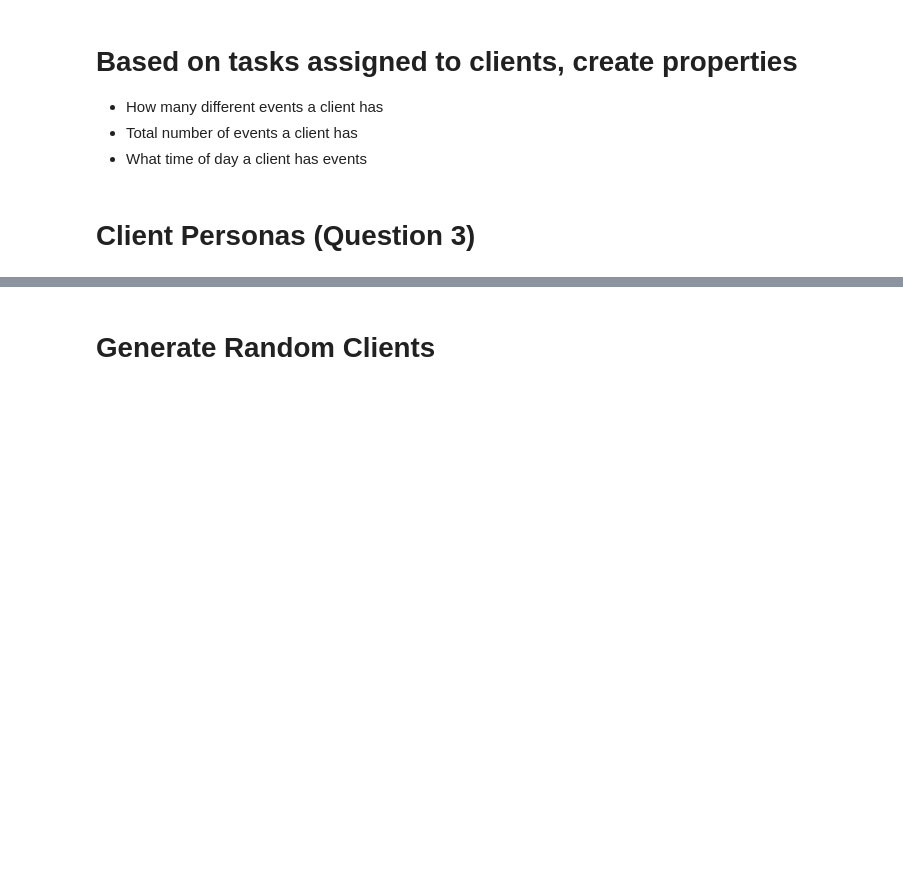
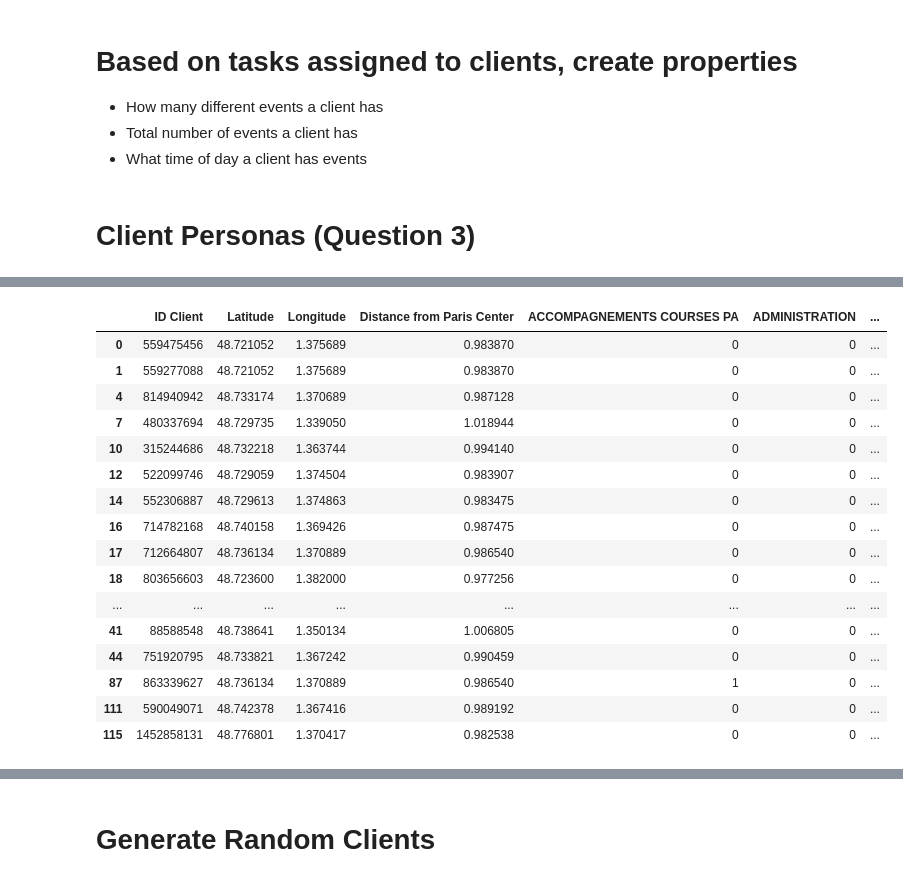
Before and after one commit to stlbnmaria/care-agenda-optimisation, a Jupyter notebook: notebooks/ClientClustering.ipynb, the cells around one changed output, grey strips where cells are left out. Cells and saved outputs as stored; diff of their text form; code cells hidden in the pictures; blank space fills up the shorter version.

```diff
--- a/notebooks/ClientClustering.ipynb
+++ b/notebooks/ClientClustering.ipynb
@@ -146,18 +174,36 @@ persona_a_clients
 # %%
 # Persona B: Suburban Senior with Mobility Assistance Needs
 persona_b_clients = combined_client_data[
     (
         combined_client_data["Distance from Paris Center"]
         > combined_client_data["Distance from Paris Center"].quantile(0.25)
     )
     & (
         combined_client_data["Distance from Paris Center"]
         <= combined_client_data["Distance from Paris Center"].quantile(0.75)
     )
     & (combined_client_data["TOILETTE"] > 0)
-].head()
+]
 
 persona_b_clients
+# %% [output]
+|  | ID Client | Latitude | Longitude | Distance from Paris Center | ACCOMPAGNEMENTS COURSES PA | ADMINISTRATION | ... |
+| 0 | 559475456 | 48.721052 | 1.375689 | 0.983870 | 0 | 0 | ... |
+| 1 | 559277088 | 48.721052 | 1.375689 | 0.983870 | 0 | 0 | ... |
+| 4 | 814940942 | 48.733174 | 1.370689 | 0.987128 | 0 | 0 | ... |
+| 7 | 480337694 | 48.729735 | 1.339050 | 1.018944 | 0 | 0 | ... |
+| 10 | 315244686 | 48.732218 | 1.363744 | 0.994140 | 0 | 0 | ... |
+| 12 | 522099746 | 48.729059 | 1.374504 | 0.983907 | 0 | 0 | ... |
+| 14 | 552306887 | 48.729613 | 1.374863 | 0.983475 | 0 | 0 | ... |
+| 16 | 714782168 | 48.740158 | 1.369426 | 0.987475 | 0 | 0 | ... |
+| 17 | 712664807 | 48.736134 | 1.370889 | 0.986540 | 0 | 0 | ... |
+| 18 | 803656603 | 48.723600 | 1.382000 | 0.977256 | 0 | 0 | ... |
+| ... | ... | ... | ... | ... | ... | ... | ... |
+| 41 | 88588548 | 48.738641 | 1.350134 | 1.006805 | 0 | 0 | ... |
+| 44 | 751920795 | 48.733821 | 1.367242 | 0.990459 | 0 | 0 | ... |
+| 87 | 863339627 | 48.736134 | 1.370889 | 0.986540 | 1 | 0 | ... |
+| 111 | 590049071 | 48.742378 | 1.367416 | 0.989192 | 0 | 0 | ... |
+| 115 | 1452858131 | 48.776801 | 1.370417 | 0.982538 | 0 | 0 | ... |
 # %%
 # Persona C: Remote Client Needing Weekly Check-ins
 persona_c_clients = combined_client_data[
```
Also changed, not shown: parts of 24 cells of this notebook.
